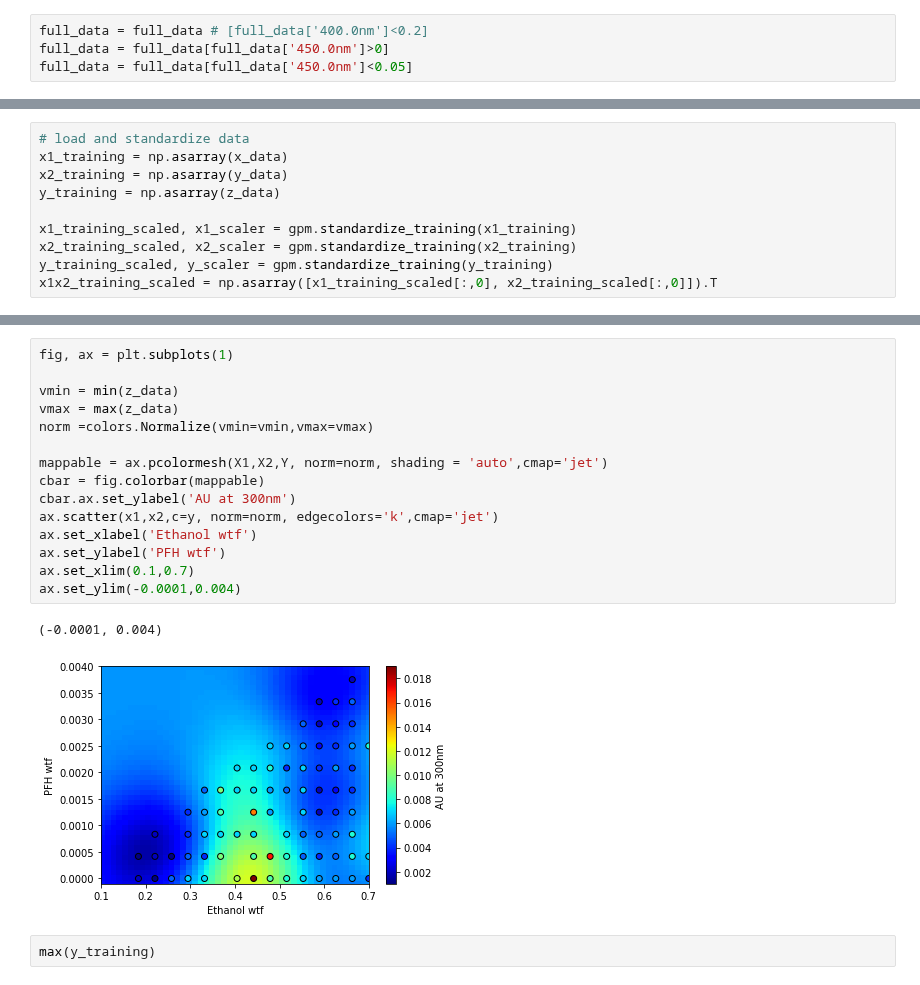
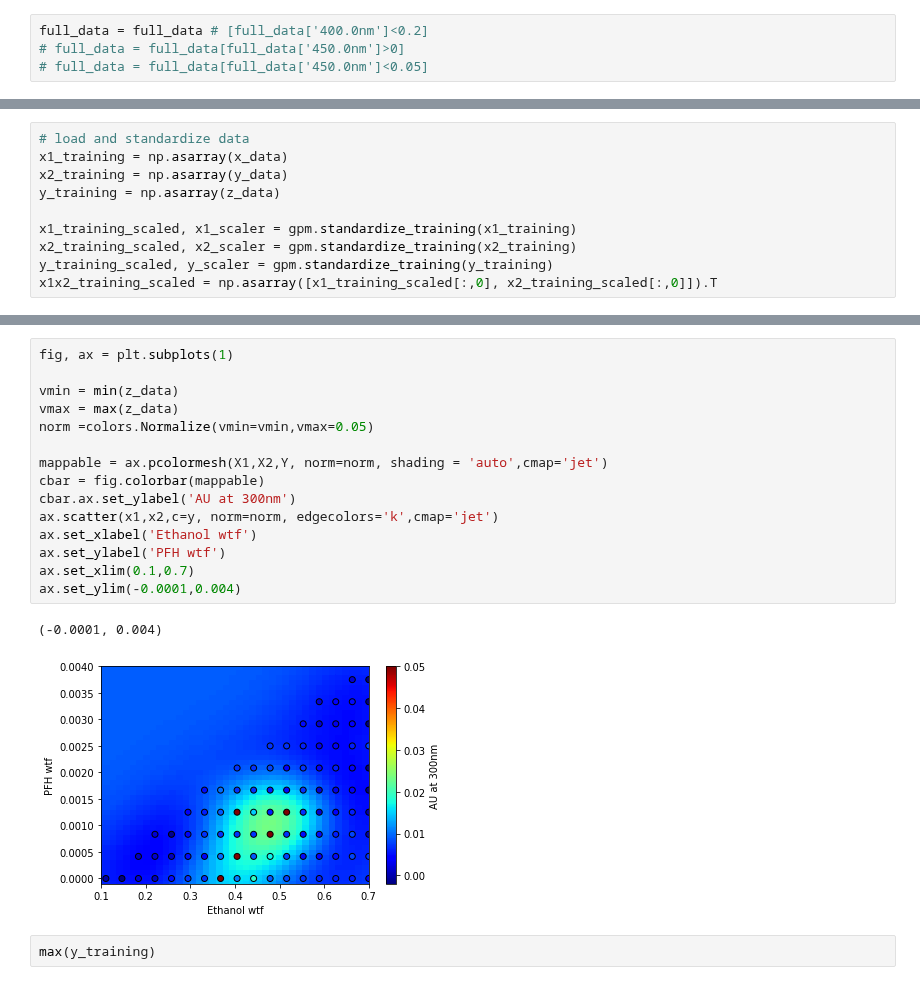
Before and after one commit to pozzo-research-group/OT2-DOE, a Jupyter notebook: PlanPrepareProcess/GP Regression.ipynb, the cells around one changed output, grey strips where cells are left out. Cells and saved outputs as stored; diff of their text form.

```diff
--- a/PlanPrepareProcess/GP Regression.ipynb
+++ b/PlanPrepareProcess/GP Regression.ipynb
@@ -16,8 +16,8 @@ full_data = gpm.load_datadf(path1)
 # Step 2: Apply any filters due to errors (i.e. foaming or other notable observation)
 # %%
 full_data = full_data # [full_data['400.0nm']<0.2]
-full_data = full_data[full_data['450.0nm']>0]
-full_data = full_data[full_data['450.0nm']<0.05]
+# full_data = full_data[full_data['450.0nm']>0]
+# full_data = full_data[full_data['450.0nm']<0.05]
 # %% [markdown]
 # Step 3: Extract Spectras
 # %%
@@ -115,21 +115,21 @@ gpmodel.score(x1x2_training_scaled, y_training_scaled)
 # %%
 fig, ax = plt.subplots(1)
 
 vmin = min(z_data)
 vmax = max(z_data)
-norm =colors.Normalize(vmin=vmin,vmax=vmax)
+norm =colors.Normalize(vmin=vmin,vmax=0.05)
 
 mappable = ax.pcolormesh(X1,X2,Y, norm=norm, shading = 'auto',cmap='jet')
 cbar = fig.colorbar(mappable)
 cbar.ax.set_ylabel('AU at 300nm')
 ax.scatter(x1,x2,c=y, norm=norm, edgecolors='k',cmap='jet')
 ax.set_xlabel('Ethanol wtf')
 ax.set_ylabel('PFH wtf')
 ax.set_xlim(0.1,0.7)
 ax.set_ylim(-0.0001,0.004)
 # %% [output]
 (-0.0001, 0.004)
-[figure, old version]
+[figure, new version]
 # %%
 max(y_training)
 # %% [output]
```
Also changed, not shown: parts of 2 cells of this notebook, 4 other files.
